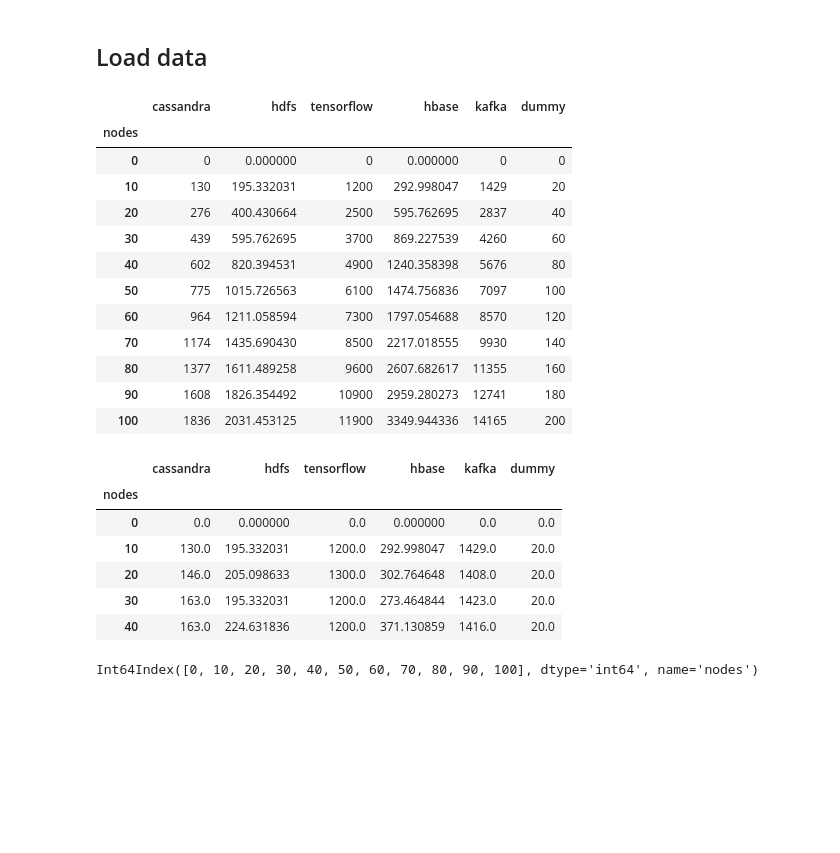
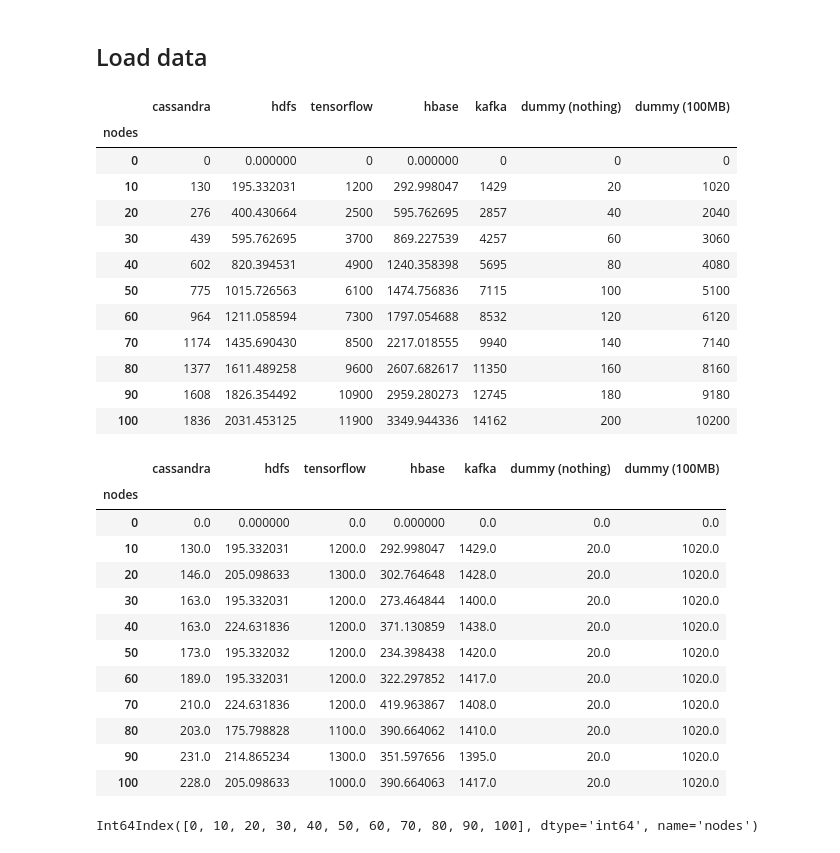
Before and after one commit to rayandrew/ucare-research, a Jupyter notebook: memory-tracking/visualization/Visualization.ipynb, the cells around one changed output. Saved outputs shown, nothing was run; the diff lists cells and outputs as text; code cells hidden in the pictures; blank space fills up the shorter version.

```diff
--- a/memory-tracking/visualization/Visualization.ipynb
+++ b/memory-tracking/visualization/Visualization.ipynb
@@ -16,8 +16,25 @@ import numpy as np
 # %% [markdown]
 ## Load data
 # %%
-distributed_systems = ['cassandra', 'hdfs', 'tensorflow', 'hbase', 'kafka', 'dummy']
-custom_distributed_systems_name = ['Cassandra', 'HDFS (Datanodes)', 'Tensorflow (Tasks)', 'HBase (RegionServers)', 'Kafka (Servers)', 'Dummy (Processes)']
+distributed_systems = [
+    'cassandra',
+    'hdfs',
+    'tensorflow',
+    'hbase',
+    'kafka',
+    'dummy (nothing)',
+    'dummy (100MB)'
+]
+
+custom_distributed_systems_name = [
+    'Cassandra',
+    'HDFS (Datanodes)',
+    'Tensorflow (Tasks)',
+    'HBase (RegionServers)',
+    'Kafka (Servers)',
+    'Dummy Nothing (Processes)',
+    'Dummy 100MB (Processes)'
+]
 # %%
 df = pd.read_csv('./result.csv')
 df = df.append(pd.Series([0 for _ in range(len(distributed_systems) + 1)], index=df.columns), ignore_index=True)
@@ -27,29 +44,35 @@ df_diff = df.diff().fillna(0) # differences between server
 # %%
 df
 # %% [output]
-|  | cassandra | hdfs | tensorflow | hbase | kafka | dummy |
-| nodes |  |  |  |  |  |  |
-| 0 | 0 | 0.000000 | 0 | 0.000000 | 0 | 0 |
-| 10 | 130 | 195.332031 | 1200 | 292.998047 | 1429 | 20 |
-| 20 | 276 | 400.430664 | 2500 | 595.762695 | 2837 | 40 |
-| 30 | 439 | 595.762695 | 3700 | 869.227539 | 4260 | 60 |
-| 40 | 602 | 820.394531 | 4900 | 1240.358398 | 5676 | 80 |
-| 50 | 775 | 1015.726563 | 6100 | 1474.756836 | 7097 | 100 |
-| 60 | 964 | 1211.058594 | 7300 | 1797.054688 | 8570 | 120 |
-| 70 | 1174 | 1435.690430 | 8500 | 2217.018555 | 9930 | 140 |
-| 80 | 1377 | 1611.489258 | 9600 | 2607.682617 | 11355 | 160 |
-| 90 | 1608 | 1826.354492 | 10900 | 2959.280273 | 12741 | 180 |
-| 100 | 1836 | 2031.453125 | 11900 | 3349.944336 | 14165 | 200 |
+|  | cassandra | hdfs | tensorflow | hbase | kafka | dummy (nothing) | dummy (100MB) |
+| nodes |  |  |  |  |  |  |  |
+| 0 | 0 | 0.000000 | 0 | 0.000000 | 0 | 0 | 0 |
+| 10 | 130 | 195.332031 | 1200 | 292.998047 | 1429 | 20 | 1020 |
+| 20 | 276 | 400.430664 | 2500 | 595.762695 | 2857 | 40 | 2040 |
+| 30 | 439 | 595.762695 | 3700 | 869.227539 | 4257 | 60 | 3060 |
+| 40 | 602 | 820.394531 | 4900 | 1240.358398 | 5695 | 80 | 4080 |
+| 50 | 775 | 1015.726563 | 6100 | 1474.756836 | 7115 | 100 | 5100 |
+| 60 | 964 | 1211.058594 | 7300 | 1797.054688 | 8532 | 120 | 6120 |
+| 70 | 1174 | 1435.690430 | 8500 | 2217.018555 | 9940 | 140 | 7140 |
+| 80 | 1377 | 1611.489258 | 9600 | 2607.682617 | 11350 | 160 | 8160 |
+| 90 | 1608 | 1826.354492 | 10900 | 2959.280273 | 12745 | 180 | 9180 |
+| 100 | 1836 | 2031.453125 | 11900 | 3349.944336 | 14162 | 200 | 10200 |
 # %%
-df_diff.head()
+df_diff
 # %% [output]
-|  | cassandra | hdfs | tensorflow | hbase | kafka | dummy |
-| nodes |  |  |  |  |  |  |
-| 0 | 0.0 | 0.000000 | 0.0 | 0.000000 | 0.0 | 0.0 |
-| 10 | 130.0 | 195.332031 | 1200.0 | 292.998047 | 1429.0 | 20.0 |
-| 20 | 146.0 | 205.098633 | 1300.0 | 302.764648 | 1408.0 | 20.0 |
-| 30 | 163.0 | 195.332031 | 1200.0 | 273.464844 | 1423.0 | 20.0 |
-| 40 | 163.0 | 224.631836 | 1200.0 | 371.130859 | 1416.0 | 20.0 |
+|  | cassandra | hdfs | tensorflow | hbase | kafka | dummy (nothing) | dummy (100MB) |
+| nodes |  |  |  |  |  |  |  |
+| 0 | 0.0 | 0.000000 | 0.0 | 0.000000 | 0.0 | 0.0 | 0.0 |
+| 10 | 130.0 | 195.332031 | 1200.0 | 292.998047 | 1429.0 | 20.0 | 1020.0 |
+| 20 | 146.0 | 205.098633 | 1300.0 | 302.764648 | 1428.0 | 20.0 | 1020.0 |
+| 30 | 163.0 | 195.332031 | 1200.0 | 273.464844 | 1400.0 | 20.0 | 1020.0 |
+| 40 | 163.0 | 224.631836 | 1200.0 | 371.130859 | 1438.0 | 20.0 | 1020.0 |
+| 50 | 173.0 | 195.332032 | 1200.0 | 234.398438 | 1420.0 | 20.0 | 1020.0 |
+| 60 | 189.0 | 195.332031 | 1200.0 | 322.297852 | 1417.0 | 20.0 | 1020.0 |
+| 70 | 210.0 | 224.631836 | 1200.0 | 419.963867 | 1408.0 | 20.0 | 1020.0 |
+| 80 | 203.0 | 175.798828 | 1100.0 | 390.664062 | 1410.0 | 20.0 | 1020.0 |
+| 90 | 231.0 | 214.865234 | 1300.0 | 351.597656 | 1395.0 | 20.0 | 1020.0 |
+| 100 | 228.0 | 205.098633 | 1000.0 | 390.664063 | 1417.0 | 20.0 | 1020.0 |
 # %%
 df.index
 # %% [output]
```
Also changed, not shown: parts of 4 cells of this notebook, 7 other files.
